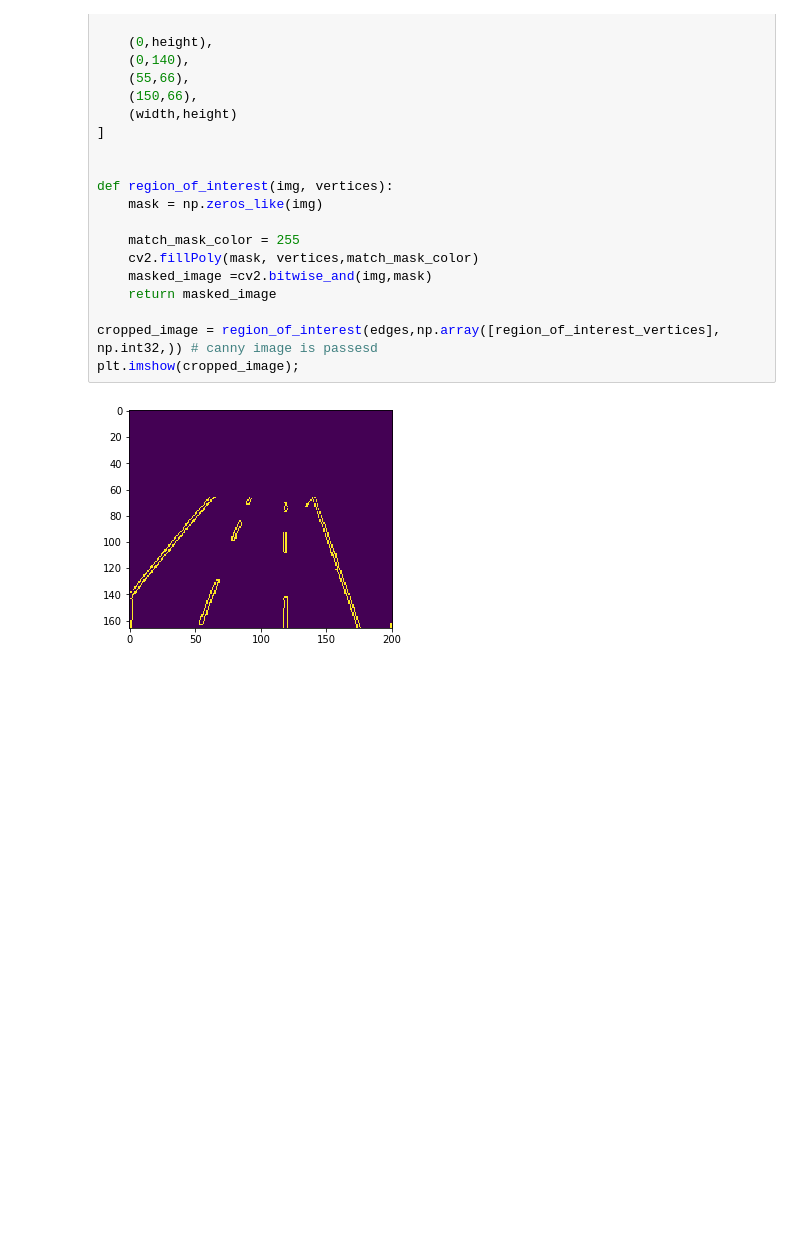
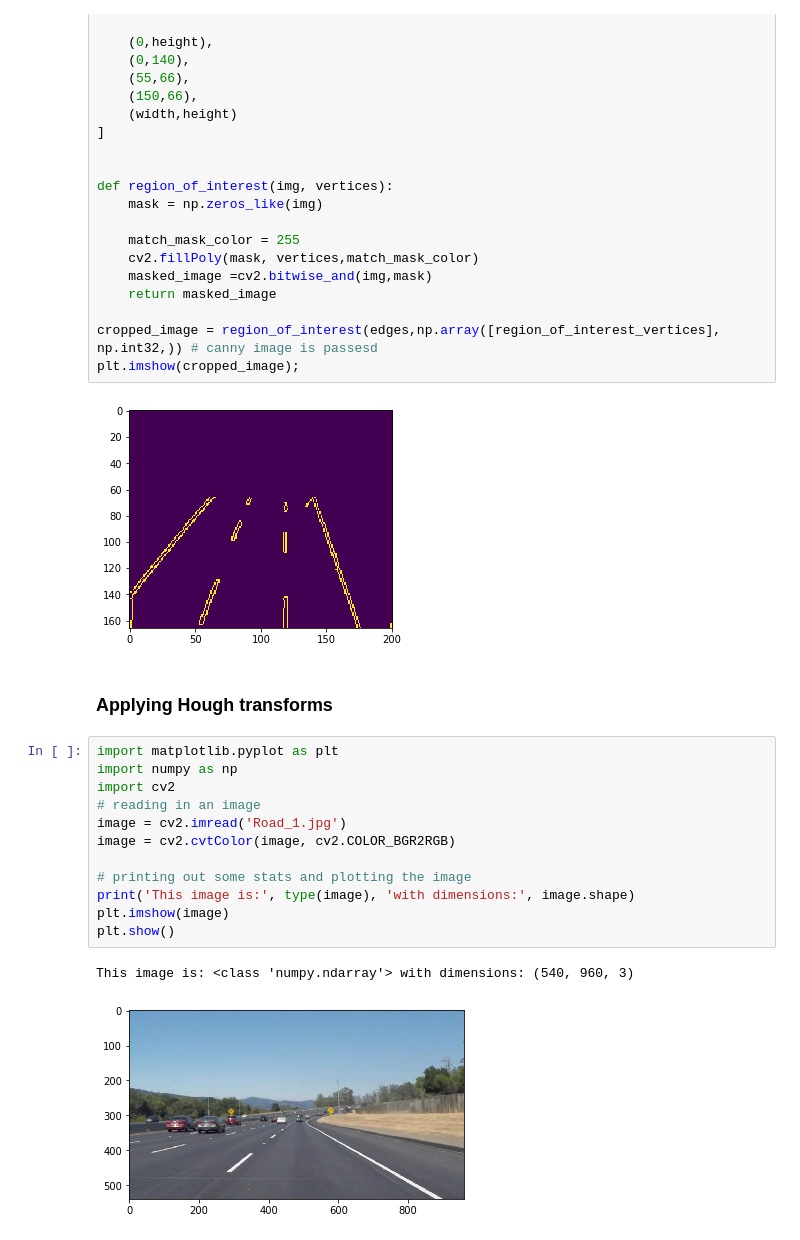
Before and after one commit to akshitagupta15june/lane_detection_opencv, a Jupyter notebook: Selecting_Area_of_interest.ipynb, the cells around one changed output. Cells and saved outputs as stored; diff of their text form; blank space fills up the shorter version.

Commit message:
Applying hough transform is added

```diff
--- a/Selecting_Area_of_interest.ipynb
+++ b/Selecting_Area_of_interest.ipynb
@@ -115,3 +115,20 @@ cropped_image = region_of_interest(edges,np.array([region_of_interest_vertices],
 plt.imshow(cropped_image);
 # %% [output]
 [figure]
+# %% [markdown]
+### Applying Hough transforms
+# %%
+import matplotlib.pyplot as plt
+import numpy as np
+import cv2
+# reading in an image
+image = cv2.imread('Road_1.jpg')
+image = cv2.cvtColor(image, cv2.COLOR_BGR2RGB)
+
+# printing out some stats and plotting the image
+print('This image is:', type(image), 'with dimensions:', image.shape)
+plt.imshow(image)
+plt.show()
+# %% [output]
+This image is: <class 'numpy.ndarray'> with dimensions: (540, 960, 3)
+[figure, added]
```
Also changed, not shown: parts of 5 cells of this notebook, 1 other file.
